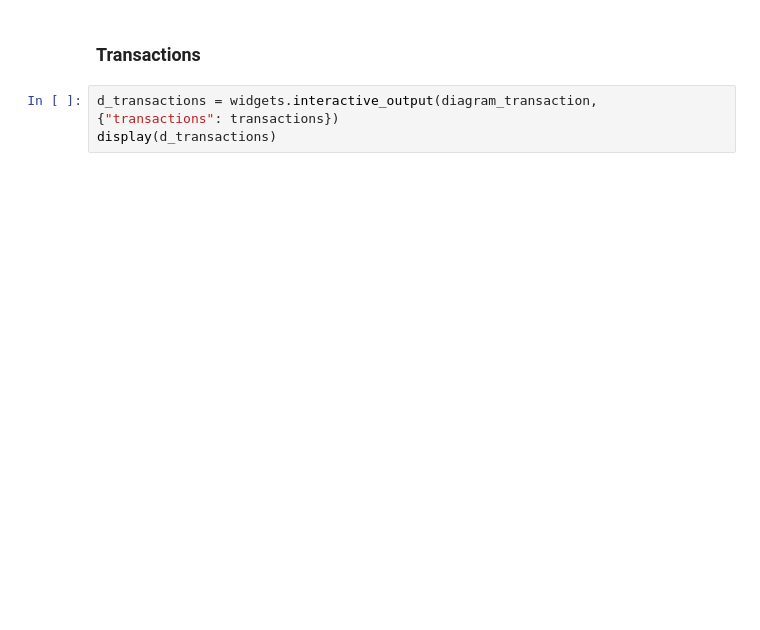
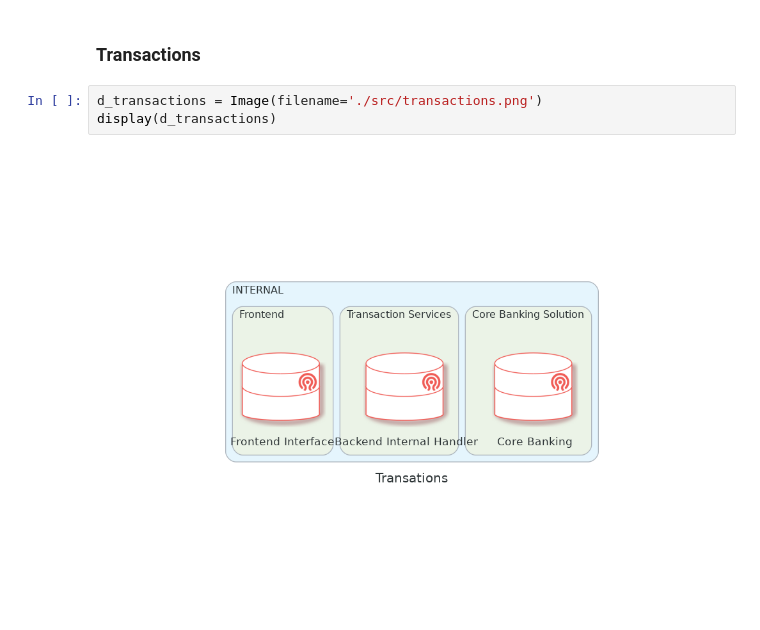
Before and after one commit to kamil1marczak/fintech_arch, a Jupyter notebook: notebooks/new_index.ipynb, the cells around one changed output. Drawn from its saved outputs; the diff is of its cells as text; blank space fills up the shorter version.

```diff
--- a/notebooks/new_index.ipynb
+++ b/notebooks/new_index.ipynb
@@ -304,5 +316,7 @@ display(d_management)
 # %% [markdown]
 ### Transactions
 # %%
-d_transactions = widgets.interactive_output(diagram_transaction, {"transactions": transactions})
+d_transactions = Image(filename='./src/transactions.png')
 display(d_transactions)
+# %% [output]
+[figure, added]
```
Also changed, not shown: parts of 8 cells of this notebook, 8 other files.
